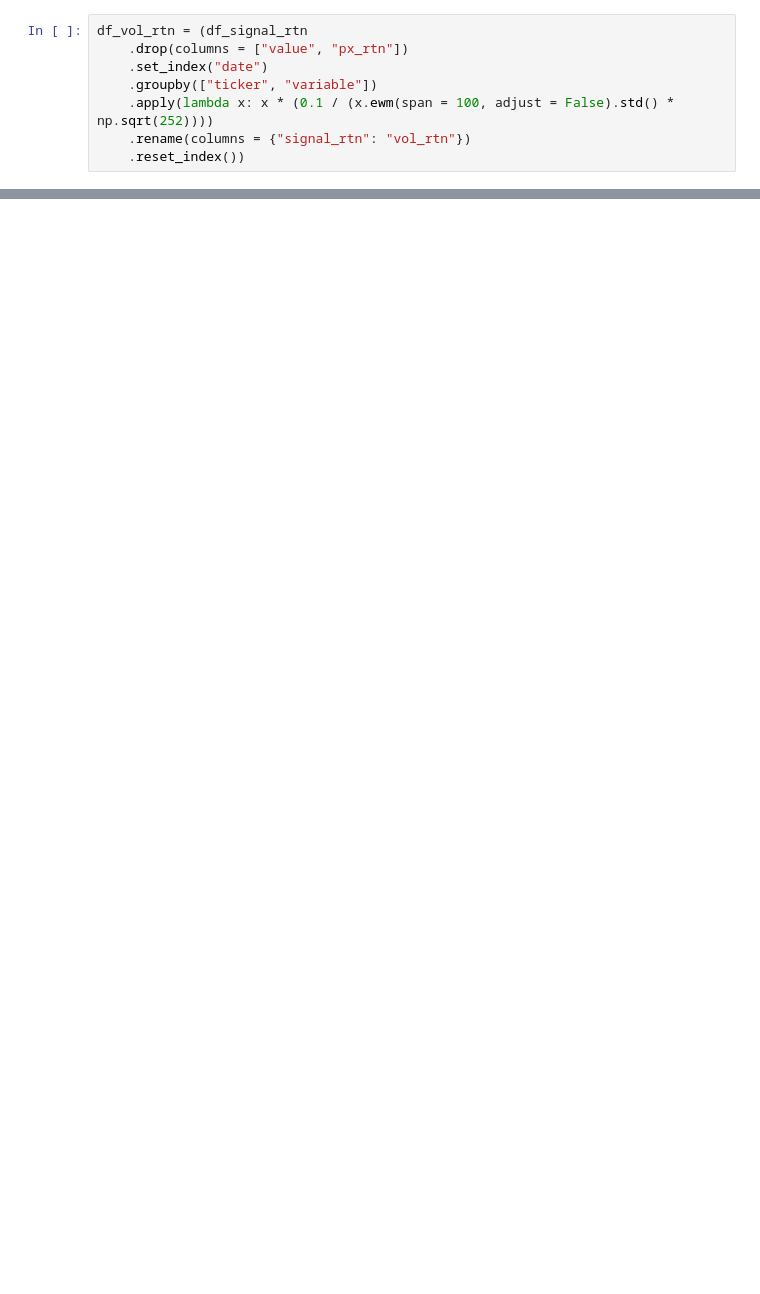
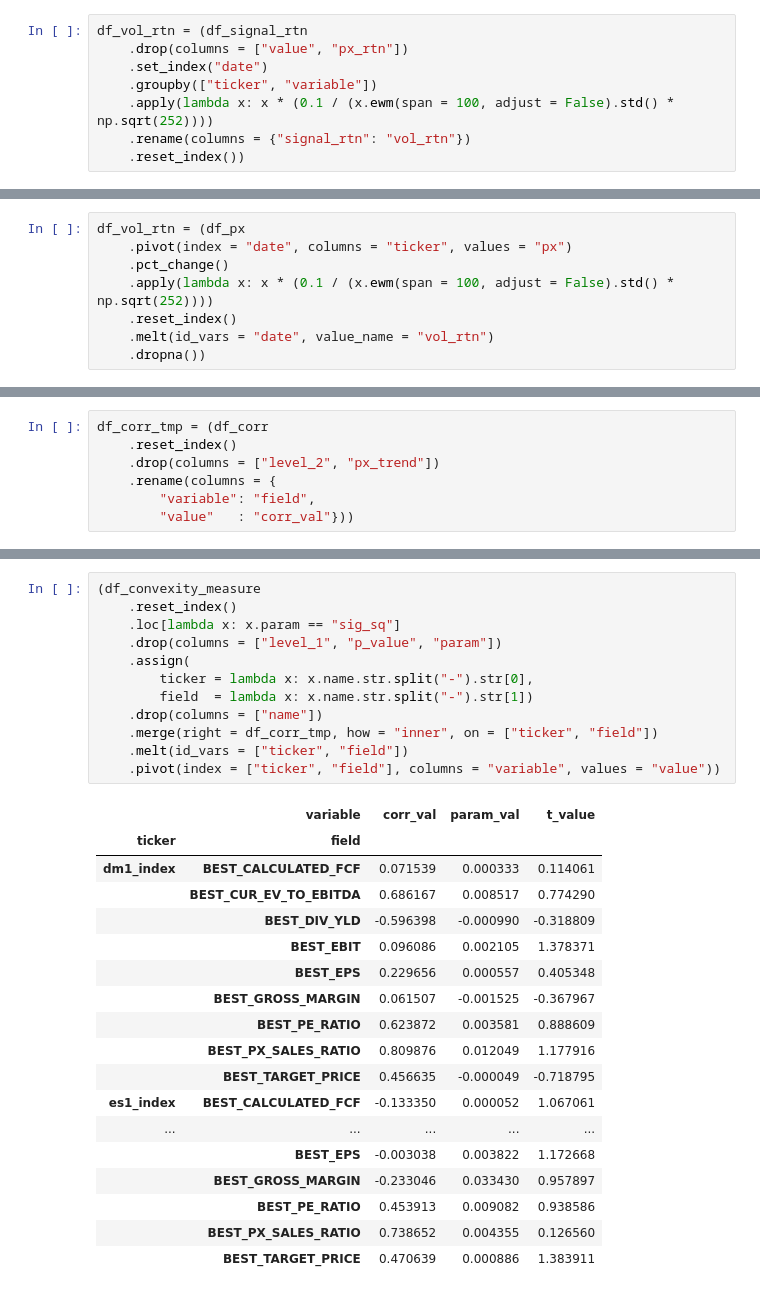
Before and after one commit to diegodalvarez/TrendSystem, a Jupyter notebook: Research/SignalResearch/3EquityAnalystForecasted.ipynb, the cells around one changed output, grey strips where cells are left out. Drawn from its saved outputs; the diff is of its cells as text; blank space fills up the shorter version.

Commit message:
building convexity model

```diff
--- a/Research/SignalResearch/3EquityAnalystForecasted.ipynb
+++ b/Research/SignalResearch/3EquityAnalystForecasted.ipynb
@@ -138,0 +182,8 @@ df_vol_rtn = (df_signal_rtn
+# %%
+df_vol_rtn = (df_px
+    .pivot(index = "date", columns = "ticker", values = "px")
+    .pct_change()
+    .apply(lambda x: x * (0.1 / (x.ewm(span = 100, adjust = False).std() * np.sqrt(252))))
+    .reset_index()
+    .melt(id_vars = "date", value_name = "vol_rtn")
+    .dropna())
@@ -138,0 +221,7 @@ df_vol_rtn = (df_signal_rtn
+# %%
+df_corr_tmp = (df_corr
+    .reset_index()
+    .drop(columns = ["level_2", "px_trend"])
+    .rename(columns = {
+        "variable": "field",
+        "value"   : "corr_val"}))
@@ -138,0 +237,31 @@ df_vol_rtn = (df_signal_rtn
+# %%
+(df_convexity_measure
+    .reset_index()
+    .loc[lambda x: x.param == "sig_sq"]
+    .drop(columns = ["level_1", "p_value", "param"])
+    .assign(
+        ticker = lambda x: x.name.str.split("-").str[0],
+        field  = lambda x: x.name.str.split("-").str[1])
+    .drop(columns = ["name"])
+    .merge(right = df_corr_tmp, how = "inner", on = ["ticker", "field"])
+    .melt(id_vars = ["ticker", "field"])
+    .pivot(index = ["ticker", "field"], columns = "variable", values = "value"))
+# %% [output]
+|  | variable | corr_val | param_val | t_value |
+| ticker | field |  |  |  |
+| dm1_index | BEST_CALCULATED_FCF | 0.071539 | 0.000333 | 0.114061 |
+|  | BEST_CUR_EV_TO_EBITDA | 0.686167 | 0.008517 | 0.774290 |
+|  | BEST_DIV_YLD | -0.596398 | -0.000990 | -0.318809 |
+|  | BEST_EBIT | 0.096086 | 0.002105 | 1.378371 |
+|  | BEST_EPS | 0.229656 | 0.000557 | 0.405348 |
+|  | BEST_GROSS_MARGIN | 0.061507 | -0.001525 | -0.367967 |
+|  | BEST_PE_RATIO | 0.623872 | 0.003581 | 0.888609 |
+|  | BEST_PX_SALES_RATIO | 0.809876 | 0.012049 | 1.177916 |
+|  | BEST_TARGET_PRICE | 0.456635 | -0.000049 | -0.718795 |
+| es1_index | BEST_CALCULATED_FCF | -0.133350 | 0.000052 | 1.067061 |
+| ... | ... | ... | ... | ... |
+|  | BEST_EPS | -0.003038 | 0.003822 | 1.172668 |
+|  | BEST_GROSS_MARGIN | -0.233046 | 0.033430 | 0.957897 |
+|  | BEST_PE_RATIO | 0.453913 | 0.009082 | 0.938586 |
+|  | BEST_PX_SALES_RATIO | 0.738652 | 0.004355 | 0.126560 |
+|  | BEST_TARGET_PRICE | 0.470639 | 0.000886 | 1.383911 |
```
Also changed, not shown: parts of 8 cells of this notebook.
